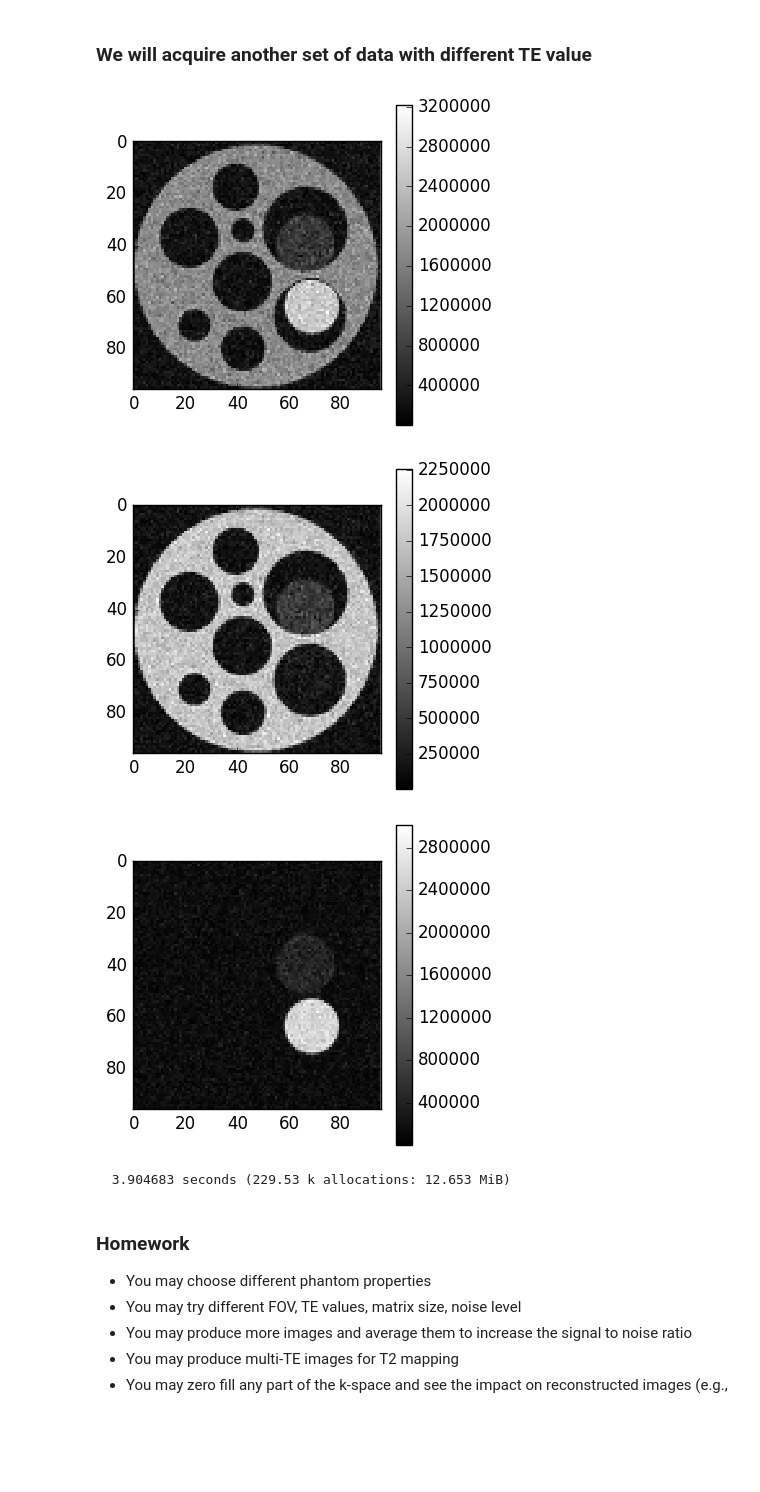
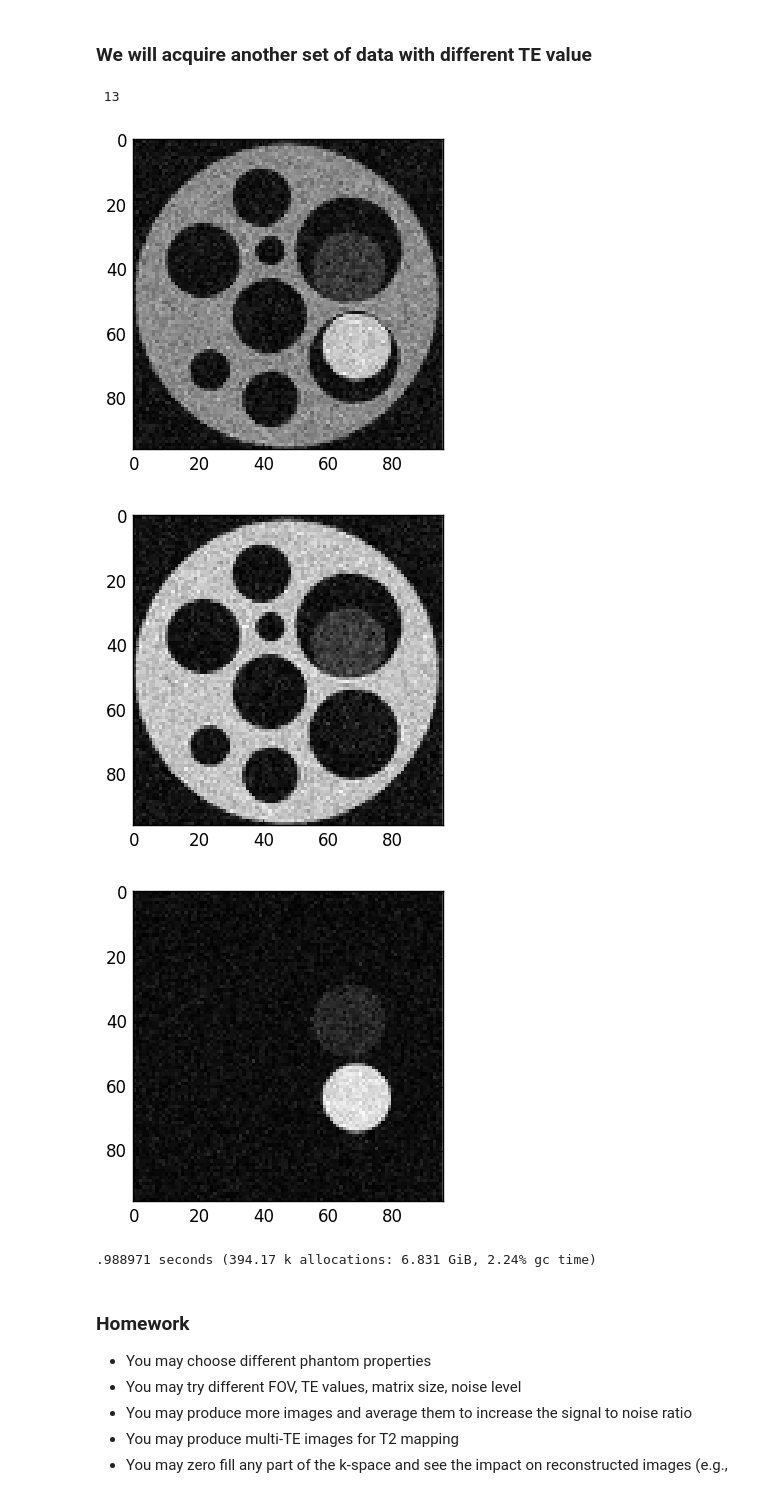
Before and after one commit to nankueichen/kDataSimulation_interface, a Jupyter notebook: interface.ipynb, the cells around one changed output. Drawn from its saved outputs; the diff is of its cells as text; code cells hidden in the pictures; blank space fills up the shorter version.

```diff
--- a/interface.ipynb
+++ b/interface.ipynb
@@ -59,16 +57,17 @@ figure(figsize=(4,4));imshow(abs.(data1),cmap="gray", interpolation="none");colo
 # %%
 # this may take 1 min to run
 NewTE = TE + (0.5/FrequencyOffsetForM3);
 @time kSpaceData2 = MRIscan(T2valueForM1,T2valueForM2,T2valueForM3,FrequencyOffsetForM2,FrequencyOffsetForM3,FOV,DW,matrixSizeX,matrixSizeY,NewTE,NoiseLevel);
 data2 = fftshift(fft(fftshift(kSpaceData2)));
-figure(1,figsize=(4,4));imshow(abs.(data2),cmap="gray", interpolation="none"); colorbar()
-figure(2,figsize=(4,4));imshow(abs.(data1+data2)/2.,cmap="gray", interpolation="none"); colorbar()
-figure(3,figsize=(4,4));imshow(abs.(data1-data2)/2.,cmap="gray", interpolation="none"); colorbar();
+figure(1,figsize=(4,4));imshow(abs.(data2),cmap="gray", interpolation="none");
+figure(2,figsize=(4,4));imshow(abs.(data1+data2)/2.,cmap="gray", interpolation="none");
+figure(3,figsize=(4,4));imshow(abs.(data1-data2)/2.,cmap="gray", interpolation="none");
 # %% [output]
+ 13
-[figure, old version]
+[figure, new version]
-[figure, old version]
+[figure, new version]
-[figure, old version]
+[figure, new version]
-  3.904683 seconds (229.53 k allocations: 12.653 MiB)
+.988971 seconds (394.17 k allocations: 6.831 GiB, 2.24% gc time)
 # %% [markdown]
 ### Homework
 * You may choose different phantom properties
```
Also changed, not shown: parts of 2 cells of this notebook.
